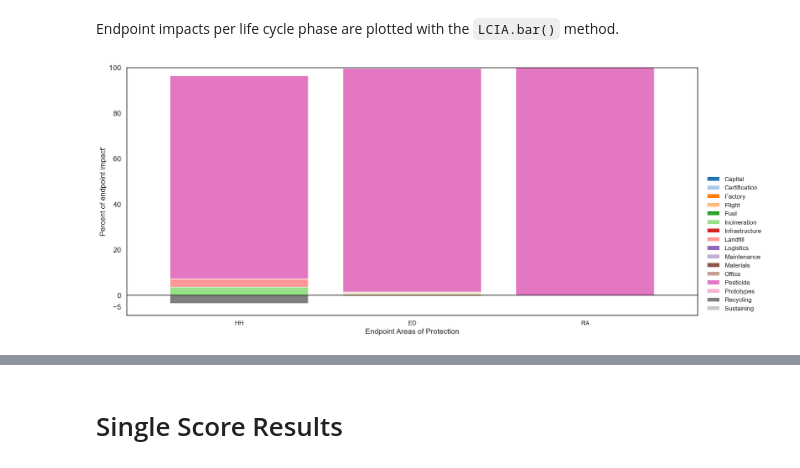
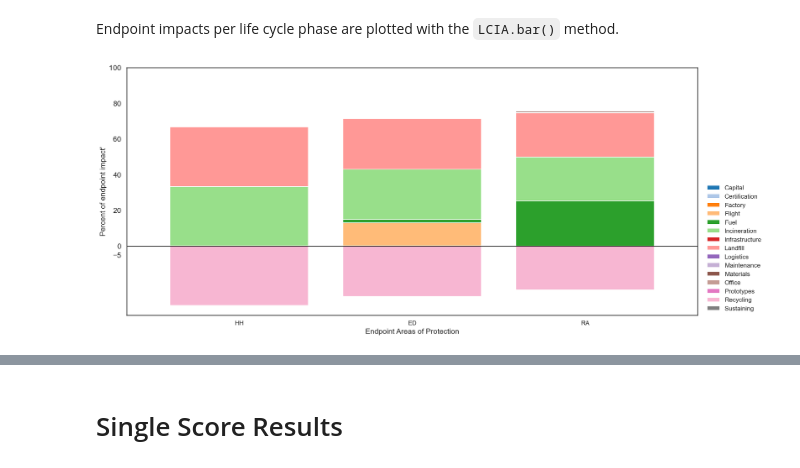
Before and after one commit to gparolin/AEco, a Jupyter notebook: Scripts/view.ipynb, the cells around one changed output, grey strips where cells are left out. Saved outputs shown, nothing was run; the diff lists cells and outputs as text; code cells hidden in the pictures.

Commit message:
V3 Antera - results per year

```diff
--- a/Scripts/view.ipynb
+++ b/Scripts/view.ipynb
@@ -14,6 +14,6 @@ os.chdir("C:/Users/giparoli/Documents/Projetos/AEco")
 # iris_path_original = '.\\Outputs\\Iris_original_outputs'  # LCA results file path
 # iris_path_midlife = '.\\Outputs\\Iris_updated_outputs'  # LCA results file path
 # iris_path_AT = '.\\Outputs\\Iris_AT_outputs'  # LCA results file path
-antera_spray_path = '.\\Outputs\\Antera_original_outputs'  # LCA results file path
-antera_corrective_path = '.\\Outputs\\Antera_updated_outputs'  # LCA results file path
+antera_spray_path = '.\\Outputs\\Antera_og_outputs_v3'  # LCA results file path
+antera_corrective_path = '.\\Outputs\\Antera_updated_outputs_v3'  # LCA results file path
 # %%
@@ -196,6 +194,6 @@ with pd.ExcelWriter("Outputs/Iris_mean_results.xlsx", mode='a') as writer:
 # %% [markdown]
 Endpoint impacts per life cycle phase are plotted with the `LCIA.bar()` method.
 # %%
-updated_pest.bar('EP', subphase=True, save=True, palette='tab20')
+updated.bar('EP', subphase=True, save=False, palette='tab20')
 # %% [output]
-[figure, old version]
+[figure, new version]
```
Also changed, not shown: parts of 19 cells of this notebook, 12 other files.
